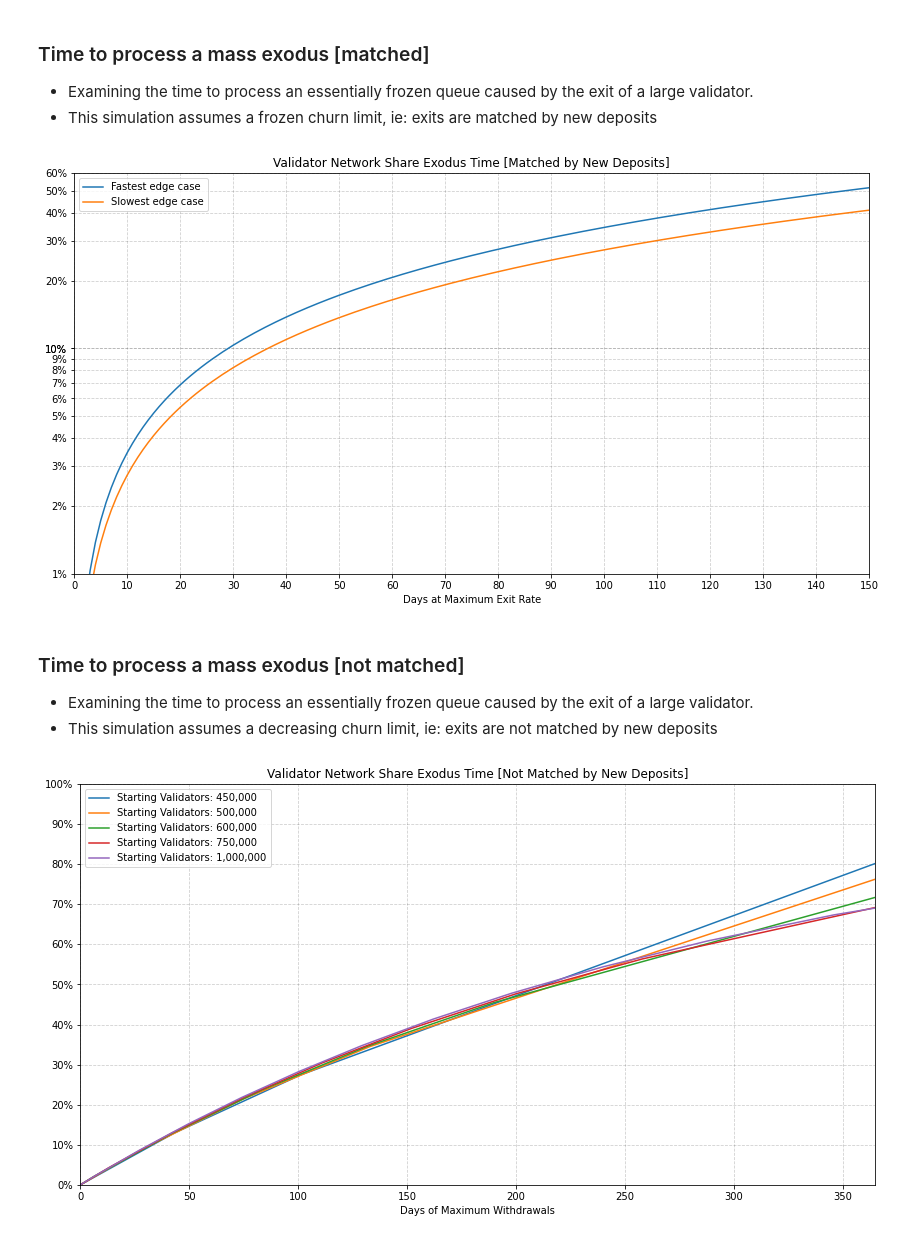
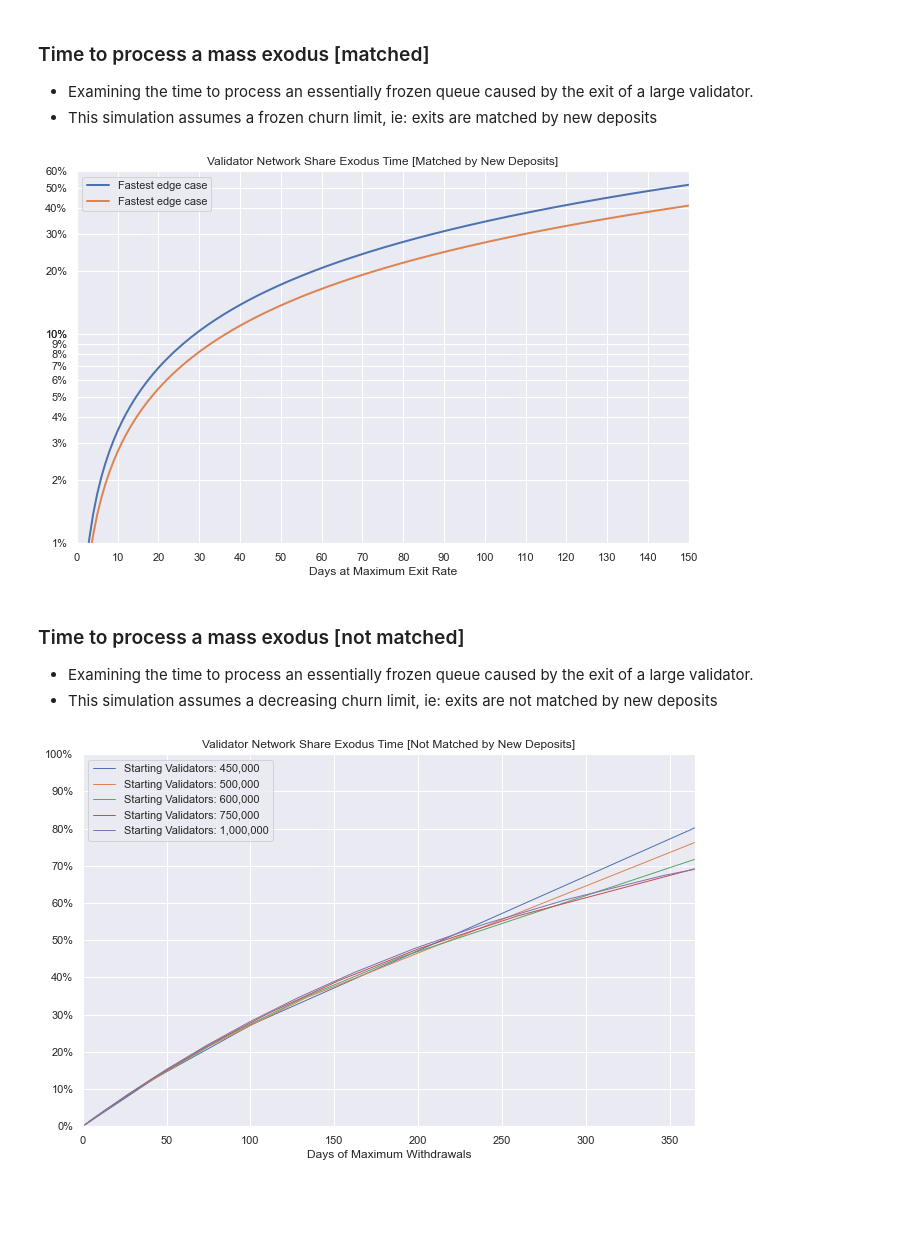
Before and after one commit to a-breslin/ethereum-validator-exodus, a Jupyter notebook: validator-exits.ipynb, the cells around one changed output. Saved outputs shown, nothing was run; the diff lists cells and outputs as text; code cells hidden in the pictures; blank space fills up the shorter version.

```diff
--- a/validator-exits.ipynb
+++ b/validator-exits.ipynb
@@ -12,3 +12,14 @@ The following situations are examining:
 import matplotlib.pyplot as plt
 import numpy as np
 import pandas as pd
+
+import seaborn as sns
+sns.set_theme(style="whitegrid")
+sns.set(
+    rc={
+        "figure.figsize":(10, 6.5),
+        "figure.subplot.left":0.10,
+        "figure.subplot.right":0.95,
+        "figure.subplot.top":0.92,
+    }
+) # Standardized figure formatting
@@ -178,42 +168,44 @@ t_min_speed = np.arange(0, speed_min)
 min_exit_rate = [x/speed_min for x in t_min_speed]
 # Slowest possible rate of exits
 # %%
-fig, ax1 = plt_setup(left=0.05, right=0.97)
 plt.title('Validator Network Share Exodus Time [Matched by New Deposits]')
-ax1.set_xlabel('Days at Maximum Exit Rate')
+plt.xlabel('Days at Maximum Exit Rate')
 # Figure setup
 
-ax1.plot(
-    t_max_speed,
-    max_exit_rate,
-    label='Fastest edge case'
-) # Plot of the fastest edge case
+sns.lineplot(
+        x = t_max_speed,
+        y = max_exit_rate,
+        lw=2,
+        label='Fastest edge case'
+)
 
-ax1.plot(
-    t_min_speed,
-    min_exit_rate,
-    label='Slowest edge case'
-) # Plot of the slowest edge case
+sns.lineplot(
+        x = t_min_speed,
+        y = min_exit_rate,
+        lw=2,
+        label='Fastest edge case'
+)
 
+ax1 = plt.gca()
 ax1.set_xticks(np.arange(0, 200, 10))
 ax1.set_xlim([0, 150])
 # Limit the plot to the first 150 days of withdrawals
 
 ax1.set_yscale('log')
 ax1.set_yticks(np.append(np.arange(1,11)/100, np.arange(1,11)/10)) # Logarithmic steps
 ax1.set_ylim([0.01, 0.6])
 ax1.set_yticklabels(['{:,.0%}'.format(x) for x in ax1.get_yticks()])
 # Customize the y-axis
 
 ax1.legend(loc='upper left')
 plt.savefig(
     './figures/exodus-matched.png',
     transparent=False,
-    facecolor=ax1.get_facecolor()
+    facecolor='w'
 )
 plt.show()
 # %% [output]
-[figure, old version]
+[figure, new version]
 # %% [markdown]
 ### Time to process a mass exodus [not matched]
 
@@ -243,9 +235,8 @@ def get_exodus_profile(val_0, steps = 365):
 
     return validator_count
 # %%
-fig, ax1 = plt_setup(left=0.05, right=0.97)
 plt.title('Validator Network Share Exodus Time [Not Matched by New Deposits]')
-ax1.set_xlabel('Days of Maximum Withdrawals')
+plt.xlabel('Days of Maximum Withdrawals')
 # Figure setup
 
 tt = np.arange(0, 365+1)
@@ -255,11 +246,15 @@ tt = np.arange(0, 365+1)
 validator_counts = [450000, 500000, 600000, 750000, 1000000]
 for v_count in validator_counts:
     legend_str = '{:,.0f}'.format(v_count)
-    ax1.plot(
-        tt,
-        [1 - x/get_exodus_profile(v_count, 0)[0] for x in get_exodus_profile(v_count)],
+
+    sns.lineplot(
+        x = tt,
+        y = [1 - x/get_exodus_profile(v_count, 0)[0] for x in get_exodus_profile(v_count)],
+        lw=1,
         label=f"Starting Validators: {legend_str}"
     )
+
+ax1 = plt.gca()
 ax1.set_xlim([0, max(tt)])
 
 ax1.set_yticks(np.arange(0, 1.01, 0.1))
@@ -271,8 +266,8 @@ ax1.legend(loc = 'upper left')
 plt.savefig(
     './figures/exodus-unmatched.png',
     transparent=False,
-    facecolor=ax1.get_facecolor()
+    facecolor='w'
 )
 plt.show()
 # %% [output]
-[figure, old version]
+[figure, new version]
```
Also changed, not shown: parts of 3 cells of this notebook, 5 other files.
